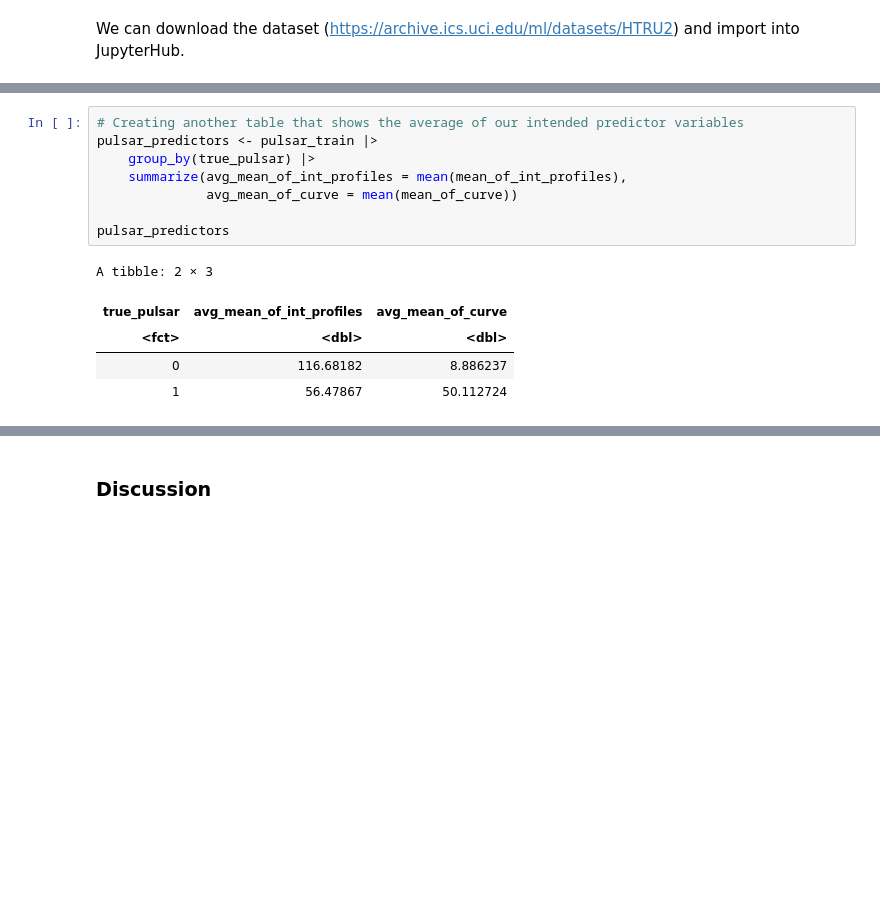
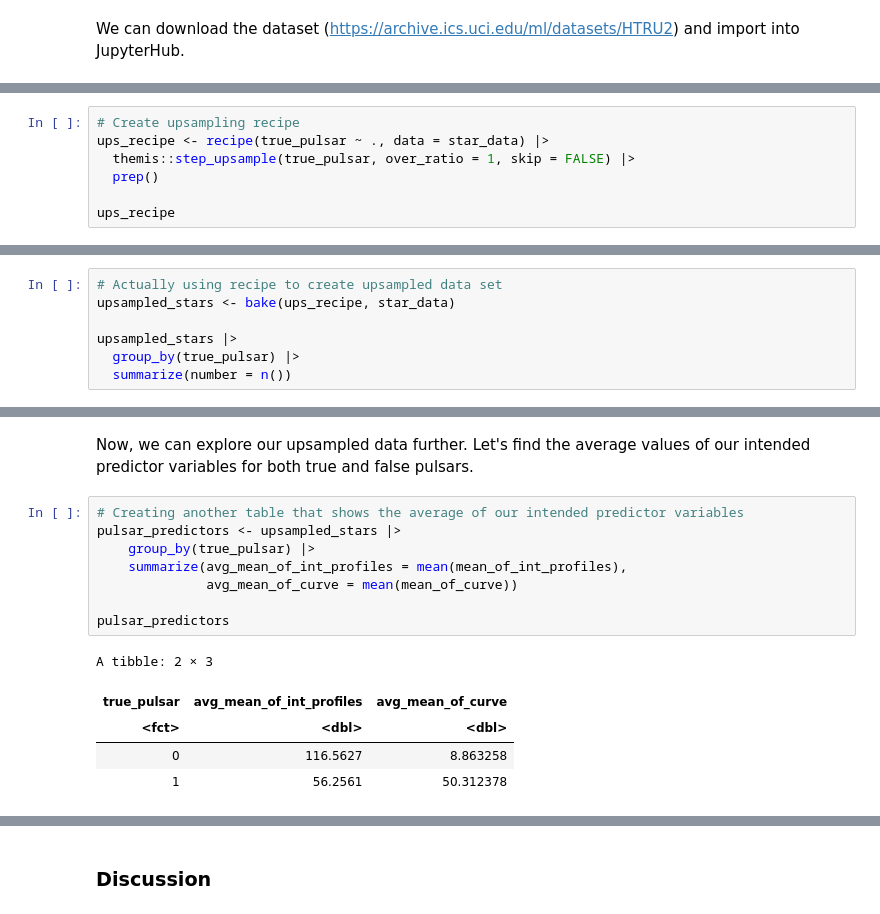
Before and after one commit to HarlH/Classification, a Jupyter notebook: Project_Report.ipynb, the cells around one changed output, grey strips where cells are left out. Drawn from its saved outputs; the diff is of its cells as text; blank space fills up the shorter version.

Commit message:
Finished all preliminary coding and visualization, implemented upsampling

```diff
--- a/Project_Report.ipynb
+++ b/Project_Report.ipynb
@@ -104,0 +103,7 @@ A tibble: 2 × 2
+# %%
+# Create upsampling recipe
+ups_recipe <- recipe(true_pulsar ~ ., data = star_data) |>
+  themis::step_upsample(true_pulsar, over_ratio = 1, skip = FALSE) |>
+  prep()
+
+ups_recipe
@@ -104,0 +124,7 @@ A tibble: 2 × 2
+# %%
+# Actually using recipe to create upsampled data set
+upsampled_stars <- bake(ups_recipe, star_data)
+
+upsampled_stars |>
+  group_by(true_pulsar) |>
+  summarize(number = n())
@@ -105,14 +137,16 @@ A tibble: 2 × 2
+# %% [markdown]
+Now, we can explore our upsampled data further. Let's find the average values of our intended predictor variables for both true and false pulsars.
 # %%
 # Creating another table that shows the average of our intended predictor variables
-pulsar_predictors <- pulsar_train |>
+pulsar_predictors <- upsampled_stars |>
     group_by(true_pulsar) |>
     summarize(avg_mean_of_int_profiles = mean(mean_of_int_profiles),
               avg_mean_of_curve = mean(mean_of_curve))
 
 pulsar_predictors
 # %% [output]
 A tibble: 2 × 3
 | true_pulsar | avg_mean_of_int_profiles | avg_mean_of_curve |
 | <fct> | <dbl> | <dbl> |
-| 0 | 116.68182 | 8.886237 |
-| 1 | 56.47867 | 50.112724 |
+| 0 | 116.5627 | 8.863258 |
+| 1 | 56.2561 | 50.312378 |
```
Also changed, not shown: parts of 15 cells of this notebook.
